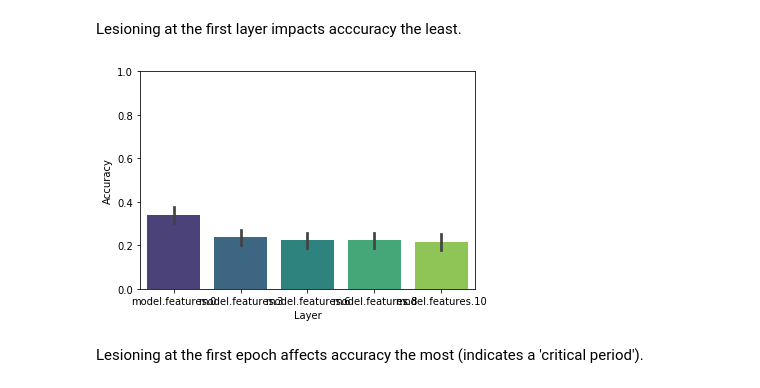
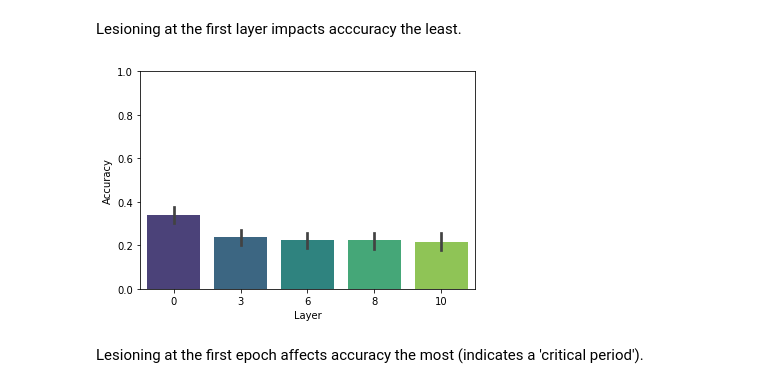
Before and after one commit to violetxi/PSYCH250FinalProject, a Jupyter notebook: writeup/writeup.ipynb, the cells around one changed output. Saved outputs shown, nothing was run; the diff lists cells and outputs as text; code cells hidden in the pictures.

```diff
--- a/writeup/writeup.ipynb
+++ b/writeup/writeup.ipynb
@@ -135,11 +143,12 @@ Lesioning at the first layer impacts acccuracy the least.
 # %%
 ax = sns.barplot(x="layer",y="accuracy", palette = "viridis", data=lesion_by_cat)
 ax.set(ylim = (0,1))
 ax.set(xlabel='Layer', ylabel='Accuracy')
 ax.set(ylim = (0,1))
+ax.set(xticklabels=(0,3,6,8,10))
 plt.show()
 # %% [output]
-[figure, old version]
+[figure, new version]
 # %% [markdown]
 Lesioning at the first epoch affects accuracy the most (indicates a 'critical period').
 # %%
```
Also changed, not shown: parts of 2 cells of this notebook.
